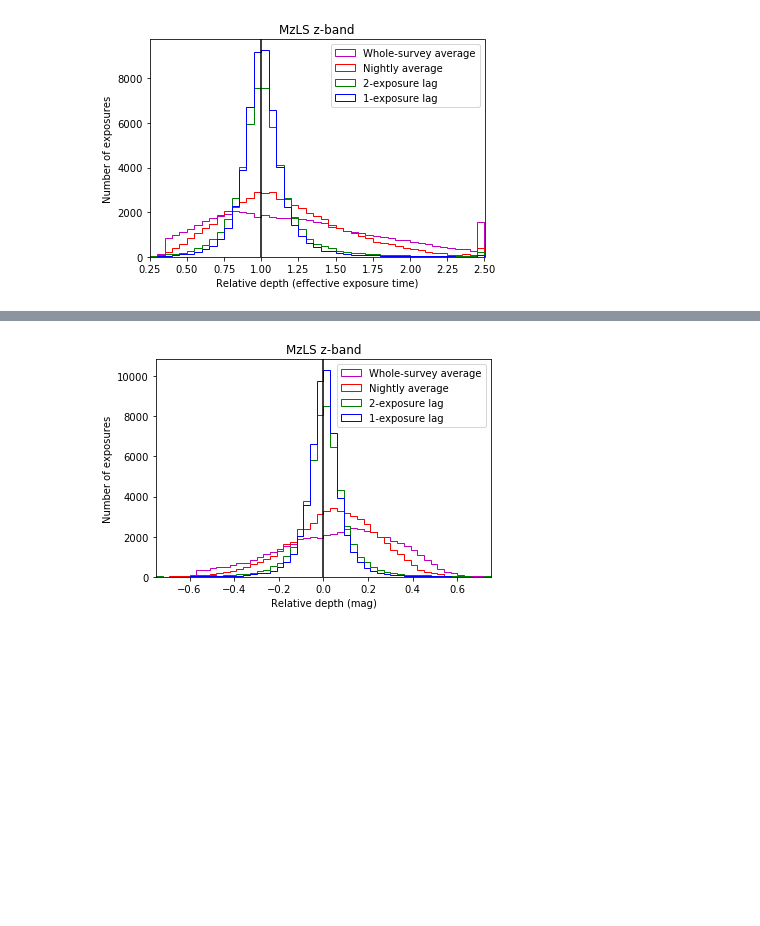
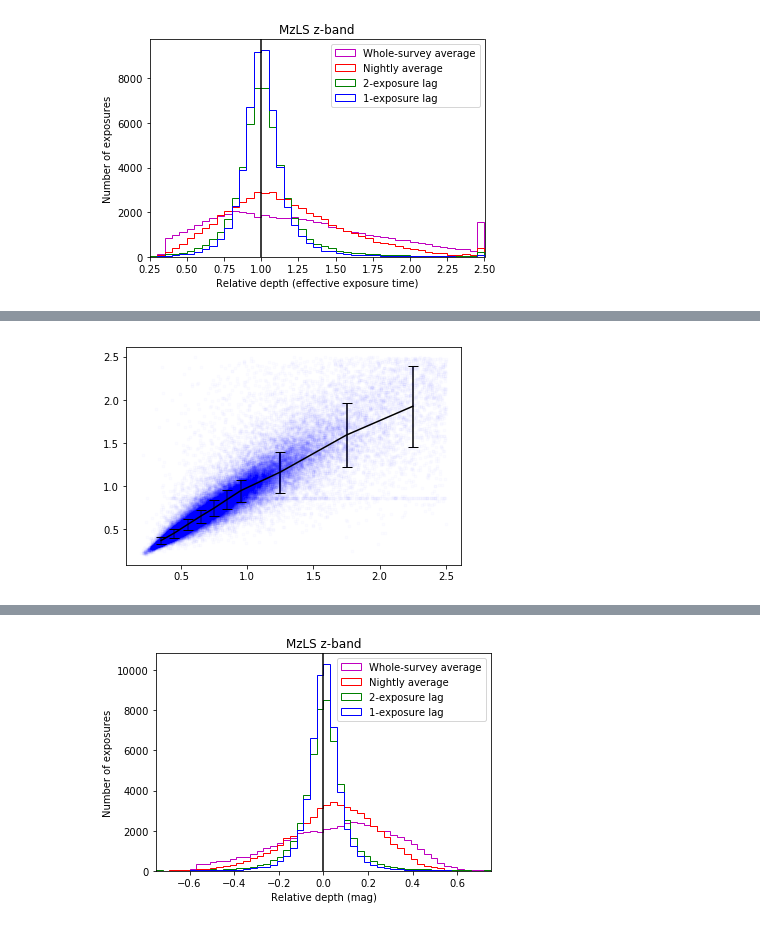
Before and after one commit to legacysurvey/obsbot, a Jupyter notebook: dynamic-exposure-time.ipynb, the cells around one changed output, grey strips where cells are left out. Saved outputs shown, nothing was run; the diff lists cells and outputs as text; code cells hidden in the pictures; blank space fills up the shorter version.

```diff
--- a/dynamic-exposure-time.ipynb
+++ b/dynamic-exposure-time.ipynb
@@ -207 +248,8 @@ Total lag1 exptime: 5.67028e+06
+# %%
+plt.plot(T.expfactor, expfactors_lag1, 'b.', alpha=0.01);
+ax = plt.axis()
+plt.errorbar(cbins, avg_lag1, yerr=sig_lag1, ecolor='k', capsize=5, color='k')
+plt.axis(ax);
+# %% [output]
+[figure, added]
 # %%
```
Also changed, not shown: parts of 7 cells of this notebook.
